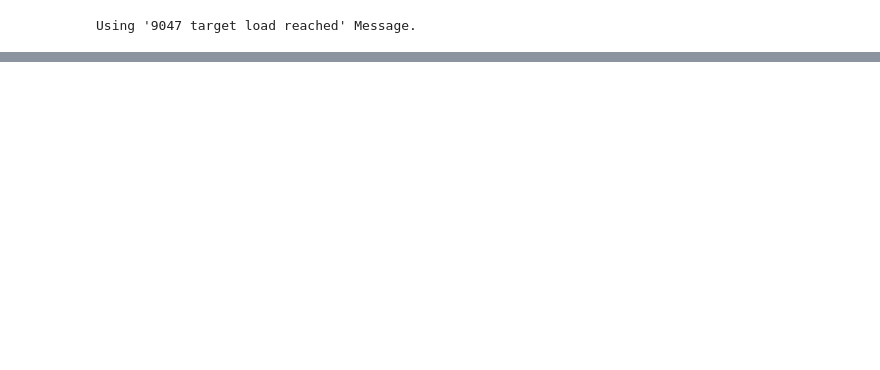
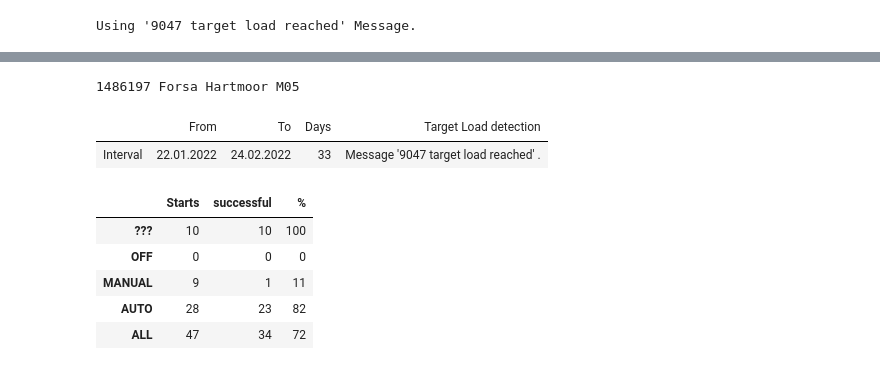
Before and after one commit to dieterch/statemachine, a Jupyter notebook: forsa_hartmoor.ipynb, the cells around one changed output, grey strips where cells are left out. Saved outputs shown, nothing was run; the diff lists cells and outputs as text; code cells hidden in the pictures; blank space fills up the shorter version.

```diff
--- a/forsa_hartmoor.ipynb
+++ b/forsa_hartmoor.ipynb
@@ -111,0 +63,15 @@ rdf
+# %%
+res = fsm_data[0]
+res['result'] = pd.DataFrame(fsm_data[0]['fsm']._starts)
+fsm.summary(res)
+rdf = res['result']
+# %% [output]
+1486197 Forsa Hartmoor M05
+|  | From | To | Days | Target Load detection |
+| Interval | 22.01.2022 | 24.02.2022 | 33 | Message '9047 target load reached' . |
+|  | Starts | successful | % |
+| ??? | 10 | 10 | 100 |
+| OFF | 0 | 0 | 0 |
+| MANUAL | 9 | 1 | 11 |
+| AUTO | 28 | 23 | 82 |
+| ALL | 47 | 34 | 72 |
```
Also changed, not shown: parts of 17 cells of this notebook, 1 other file.
